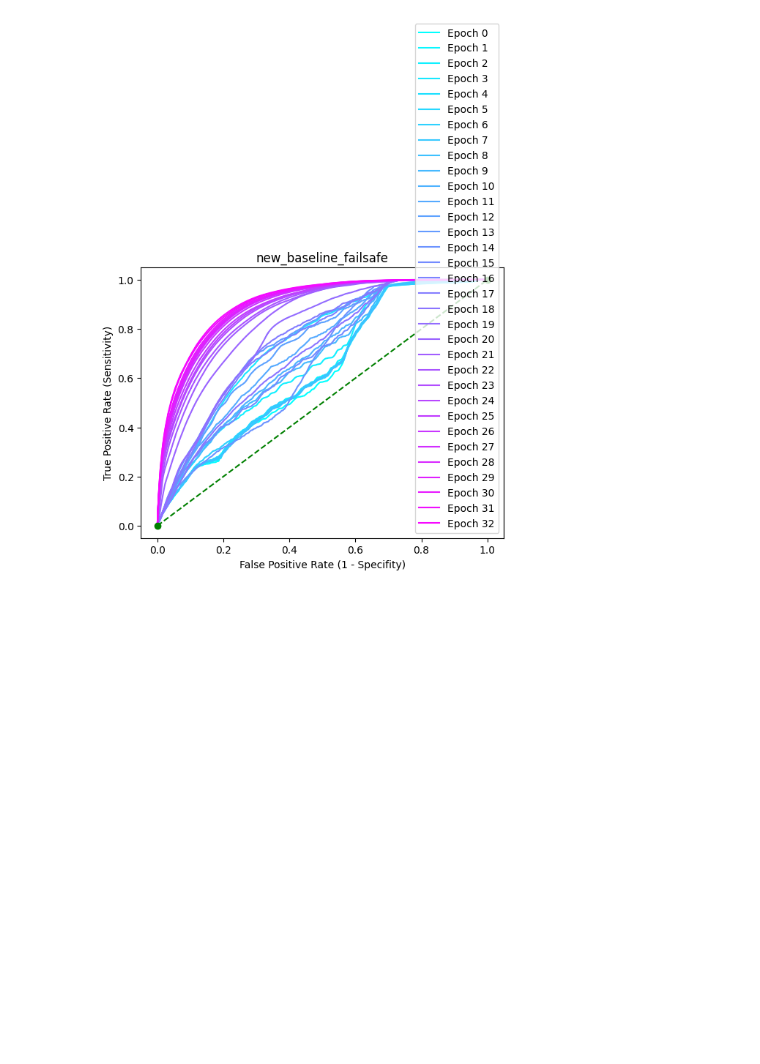
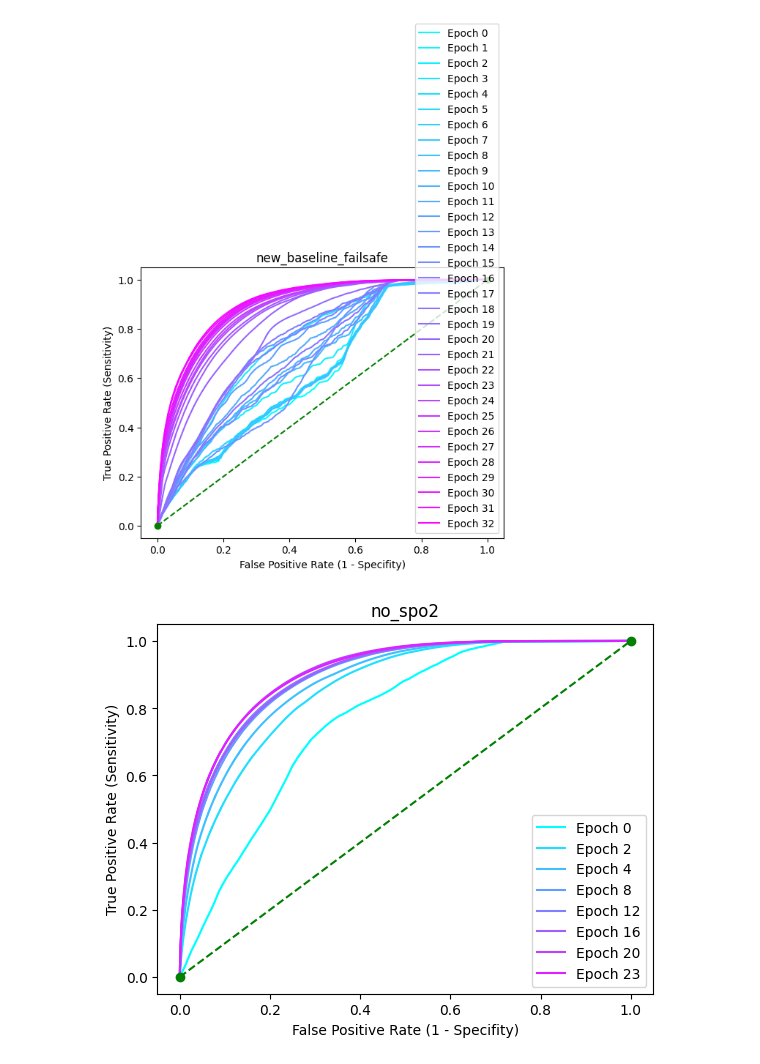
Before and after one commit to JulianBvW/Wearable-Sleep-Event-Detection, a Jupyter notebook: Notebooks/30_roc_curve_for_new_baseline.ipynb, the cells around one changed output. Cells and saved outputs as stored; diff of their text form; code cells hidden in the pictures; blank space fills up the shorter version.

Commit message:
Added ROC curves for new results

```diff
--- a/Notebooks/30_roc_curve_for_new_baseline.ipynb
+++ b/Notebooks/30_roc_curve_for_new_baseline.ipynb
@@ -30,3 +30,7 @@ show_roc('new_baseline_BN', [0, 2, 4, 8, 12, 16, 20, 24, 28, 31])
 show_roc('new_baseline_failsafe', range(0, 33))
 # %% [output]
 [figure]
+# %%
+show_roc('no_spo2', [0, 2, 4, 8, 12, 16, 20, 23])
+# %% [output]
+[figure, added]
```
Also changed, not shown: parts of 4 cells of this notebook.
